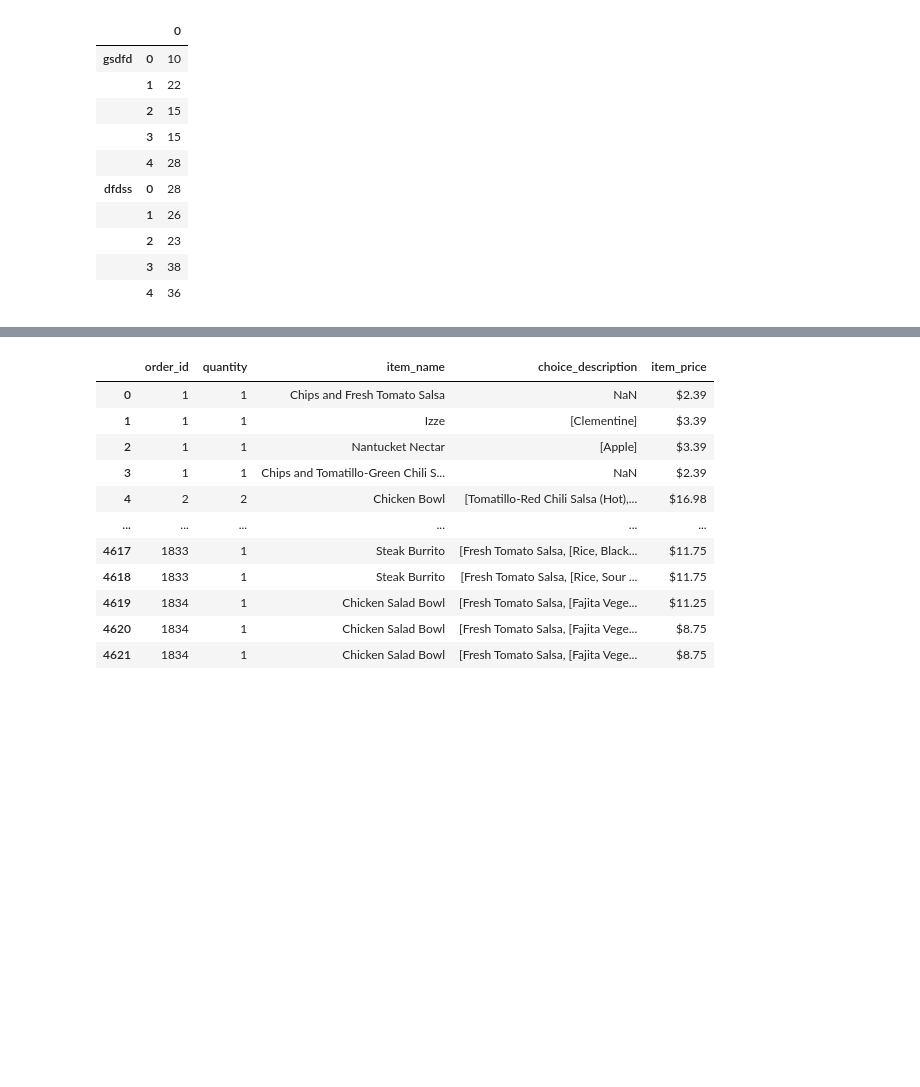
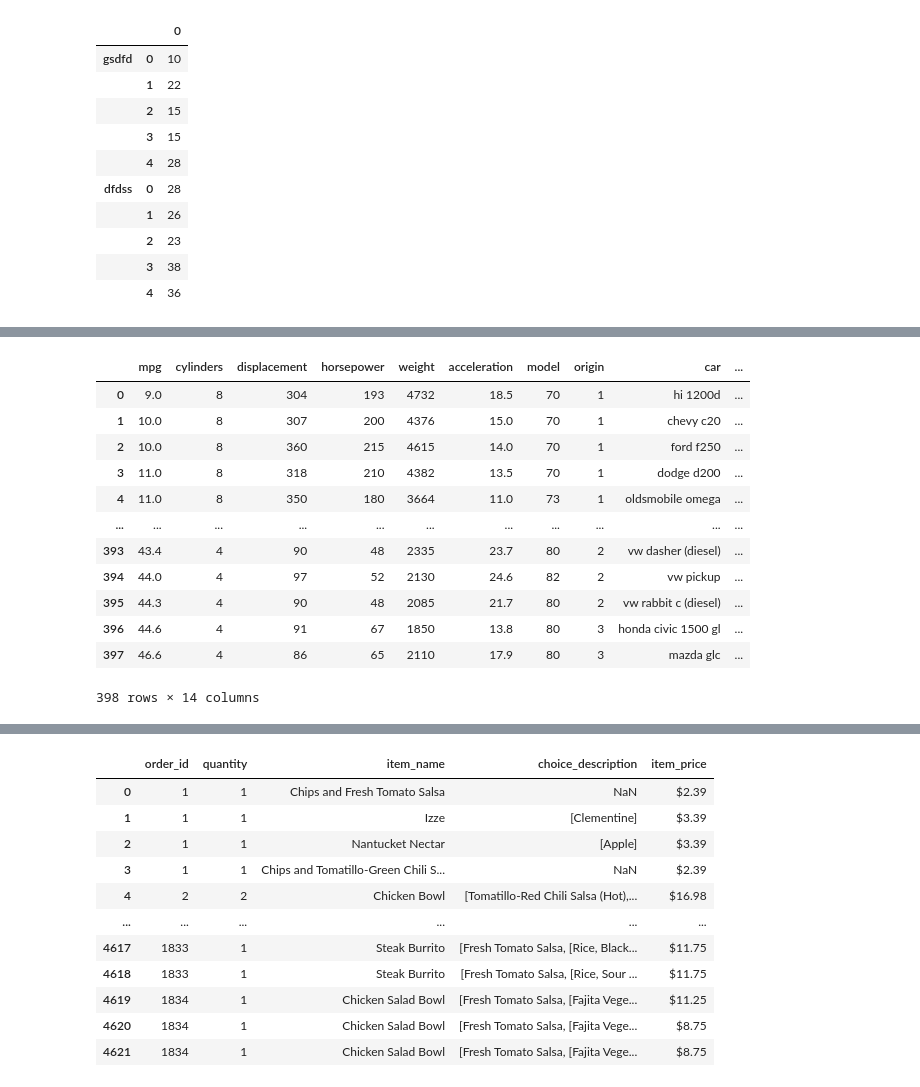
Before and after one commit to surajkr502/python_lib, a Jupyter notebook: python_lib/numpy and pandas/dataframe.ipynb, the cells around one changed output, grey strips where cells are left out. Saved outputs shown, nothing was run; the diff lists cells and outputs as text; code cells hidden in the pictures; blank space fills up the shorter version.

```diff
--- a/python_lib/numpy and pandas/dataframe.ipynb
+++ b/python_lib/numpy and pandas/dataframe.ipynb
@@ -589,0 +627,20 @@ pd.concat([df2,df3],keys=["gsdfd","dfdss"])  #multi indexing
+# %%
+car1=pd.DataFrame(df1)
+car2=pd.DataFrame(df2)
+car3=pd.merge(car1,car2,how='outer')
+# %%
+car3
+# %% [output]
+|  | mpg | cylinders | displacement | horsepower | weight | acceleration | model | origin | car | ... |
+| 0 | 9.0 | 8 | 304 | 193 | 4732 | 18.5 | 70 | 1 | hi 1200d | ... |
+| 1 | 10.0 | 8 | 307 | 200 | 4376 | 15.0 | 70 | 1 | chevy c20 | ... |
+| 2 | 10.0 | 8 | 360 | 215 | 4615 | 14.0 | 70 | 1 | ford f250 | ... |
+| 3 | 11.0 | 8 | 318 | 210 | 4382 | 13.5 | 70 | 1 | dodge d200 | ... |
+| 4 | 11.0 | 8 | 350 | 180 | 3664 | 11.0 | 73 | 1 | oldsmobile omega | ... |
+| ... | ... | ... | ... | ... | ... | ... | ... | ... | ... | ... |
+| 393 | 43.4 | 4 | 90 | 48 | 2335 | 23.7 | 80 | 2 | vw dasher (diesel) | ... |
+| 394 | 44.0 | 4 | 97 | 52 | 2130 | 24.6 | 82 | 2 | vw pickup | ... |
+| 395 | 44.3 | 4 | 90 | 48 | 2085 | 21.7 | 80 | 2 | vw rabbit c (diesel) | ... |
+| 396 | 44.6 | 4 | 91 | 67 | 1850 | 13.8 | 80 | 3 | honda civic 1500 gl | ... |
+| 397 | 46.6 | 4 | 86 | 65 | 2110 | 17.9 | 80 | 3 | mazda glc | ... |
+398 rows × 14 columns
```
Also changed, not shown: parts of 15 cells of this notebook, 1 other file.
